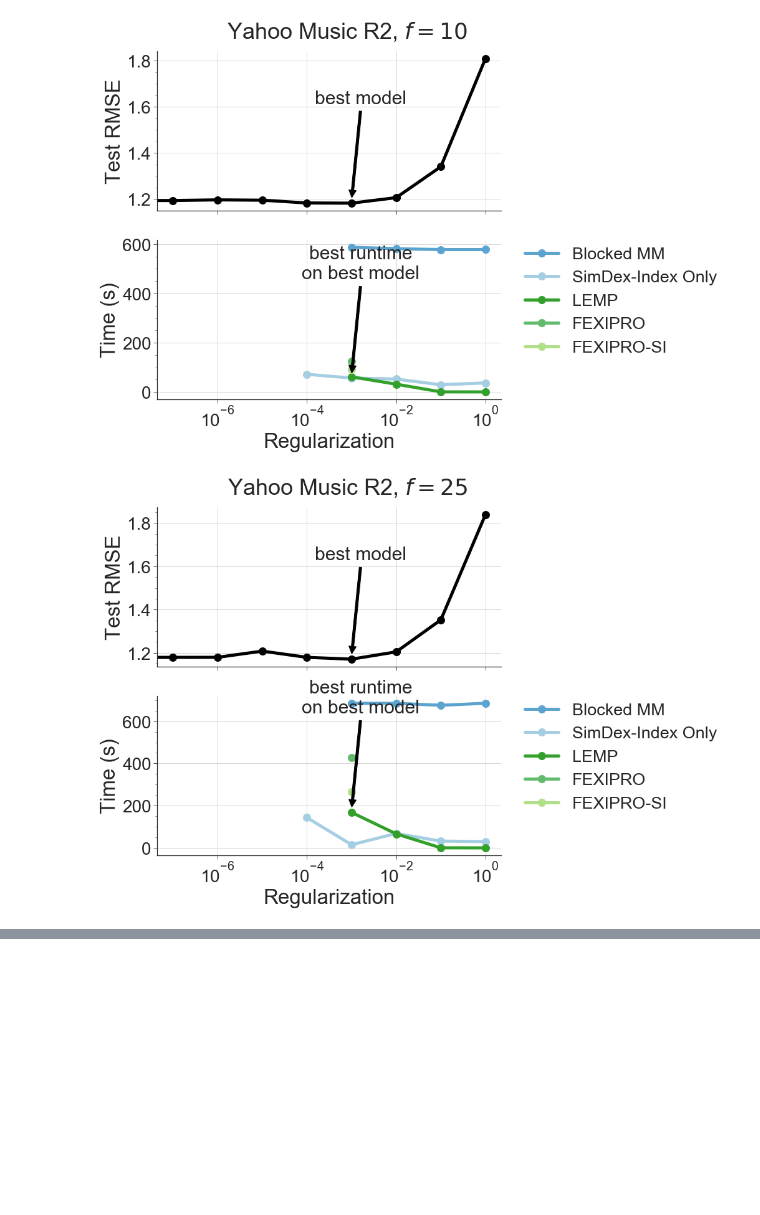
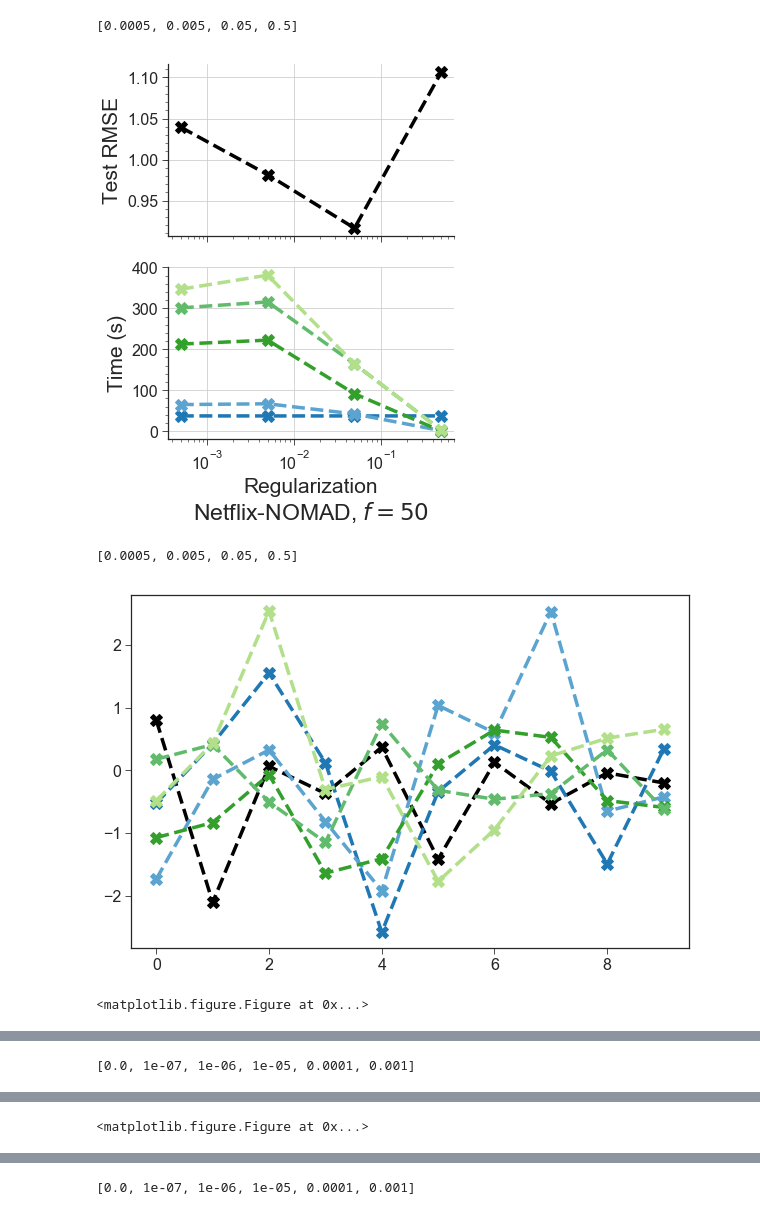
Before and after one commit to stanford-futuredata/optimus-maximus, a Jupyter notebook: plots/simdex-plots.ipynb, the cells around one changed output, grey strips where cells are left out. Cells and saved outputs as stored; diff of their text form; code cells hidden in the pictures; blank space fills up the shorter version.

```diff
--- a/plots/simdex-plots.ipynb
+++ b/plots/simdex-plots.ipynb
@@ -78,18 +77,21 @@ simdex_df.sort_values(by='comp_time').groupby(
 palette = sns.color_palette('Paired', 4)
 blue_palette = sns.color_palette('Blues', 10)
 green_palette = sns.color_palette('Greens', 10)
-f_u_palette = [palette[1], blue_palette[-5], palette[0], palette[3], green_palette[-5], palette[2]]
+f_u_palette = [palette[1], blue_palette[-5], palette[3], green_palette[-5], palette[2]]
 # appetizer_palette = [palette[1], palette[3]]
-appetizer_palette = f_u_palette[1:2] + f_u_palette[3:]
+appetizer_palette = f_u_palette[0:1] + f_u_palette[2:]
 # rmse_reg_palette = [palette[1], palette[0], palette[3]]
-rmse_reg_palette = [blue_palette[-5], palette[0], palette[3], green_palette[-5], palette[2]]
+rmse_reg_palette = f_u_palette #[blue_palette[-5], palette[0], palette[3], green_palette[-5], palette[2]]
 # rmse_reg_palette = [f_u_palette[3], f_u_palette[1], f_u_palette[4], f_u_palette[2], f_u_palette[5]]
 
 sns.palplot(sns.color_palette('Paired', 8))
 sns.palplot(sns.color_palette('Blues', 10))
 sns.palplot(sns.color_palette('Greens', 10))
 sns.palplot(sns.diverging_palette(240, 128, n=6))
+print('FU Plots')
 sns.palplot(f_u_palette)
+print('Appetizer plots')
 sns.palplot(appetizer_palette)
+print('RMSE plots')
 sns.palplot(rmse_reg_palette)
 # %% [output]
@@ -154,55 +215,58 @@ with sns.color_palette(appetizer_palette):
 # %%
 # custom settings for the line plots
-plt.rcParams['font.size'] = 33
+plt.rcParams['font.size'] = 18
 plt.rcParams['font.weight'] = 500
-plt.rcParams['axes.titlesize'] = 36
-plt.rcParams['figure.titlesize'] = 36
-plt.rcParams['axes.labelsize'] = 33
-plt.rcParams['xtick.labelsize'] = 28
-plt.rcParams['ytick.labelsize'] = 28
-plt.rcParams['legend.fontsize'] = 27
+plt.rcParams['axes.titlesize'] = 23
+plt.rcParams['figure.titlesize'] = 23
+plt.rcParams['axes.labelsize'] = 21
+plt.rcParams['xtick.labelsize'] = 16
+plt.rcParams['ytick.labelsize'] = 16
+plt.rcParams['legend.fontsize'] = 13
 plt.rcParams['lines.markersize'] = 12
-plt.rcParams['lines.linewidth'] = 5
+plt.rcParams['lines.linewidth'] = 3.5
 
 appetizer_models = [
-    ('nomad-Netflix-50', NETFLIX_REGS, (15, 135), r'Netflix Prize, $f=50$'),
-    ('nomad-R2-50', R2_REGS, (150, 75), r'Yahoo Music R2, $f=50$')
+    ('nomad-Netflix-25', NETFLIX_REGS, (10, 125), r'Netflix-NOMAD, $f=25$'),
+    ('nomad-R2-25', R2_REGS, (-25, 80), r'R2-NOMAD, $f=25$')
 ]
 
 all_models = [
-#     ('nomad-Netflix-100', NETFLIX_REGS, (15, 150), r'Netflix Prize, $f=100$'),
-    ('nomad-R2-10', R2_REGS, (15, 150), r'Yahoo Music R2, $f=10$'),
-    ('nomad-R2-25', R2_REGS, (15, 150), r'Yahoo Music R2, $f=25$'),
-    ('nomad-R2-50', R2_REGS, (15, 150), r'Yahoo Music R2, $f=50$'),
-    ('nomad-R2-100', R2_REGS,(150, 150), r'Yahoo Music R2, $f=100$'),
+    ('nomad-Netflix-50', NETFLIX_REGS, (-5, 135), r'Netflix-NOMAD, $f=50$'),
+    ('nomad-Netflix-100', NETFLIX_REGS, (-5, 135), r'Netflix-NOMAD, $f=100$'),
+    ('nomad-R2-50', R2_REGS[:-1], (15, 150), r'R2-NOMAD, $f=50$'),
+    ('nomad-R2-100', R2_REGS[:-1],(60, 120), r'R2-NOMAD, $f=100$'),
+    ('nomad-KDD-10', KDD_REGS, (-24, 135), r'KDD-NOMAD, $f=10$'),
 ]
-for add_simdex in [True]:
+for add_simdex in [True, False]:
     models = all_models if add_simdex else appetizer_models
     _palette = rmse_reg_palette if add_simdex else appetizer_palette
     for model_prefix, regs, xy_text, title_text in models:
         _simdex_df = simdex_df if add_simdex else None
         fname = 'appetizer-' + model_prefix if not add_simdex else None
         with sns.color_palette(_palette):
             rmse_and_reg_plots(blocked_mm_df, lemp_df, rmse_df, model_prefix, regs,
                                simdex_df=_simdex_df, fexipro_df=fexipro_df, fexipro_si_df=fexipro_si_df,
-                               fname=fname, figsize=(10, 10),
-                               bbox_to_anchor=(0,0,1,1.05), title=True, title_text=title_text,
-                               y_title=1.01, annotate=add_simdex, xy_text=xy_text, linestyle='-',
-                               include_legend=True)
-#             rmse_and_reg_legend(add_simdex)
+                               fname=fname, figsize=(5.5, 7),
+                               bbox_to_anchor=(0,0,1,1.05), title=add_simdex, title_text=title_text,
+                               y_title=-0.5, annotate=not add_simdex, xy_text=xy_text, linestyle='--', markerstyle='X',
+                               include_legend=False)
+            rmse_and_reg_legend(add_simdex, linestyle='--', markerstyle='X')
 
 # return to normal
 plt.rcParams['font.size'] = 29
 plt.rcParams['font.weight'] = 500
 plt.rcParams['axes.titlesize'] = 32
 plt.rcParams['figure.titlesize'] = 32
 plt.rcParams['axes.labelsize'] = 29
 plt.rcParams['xtick.labelsize'] = 25
 plt.rcParams['ytick.labelsize'] = 25
 plt.rcParams['legend.fontsize'] = 29
 plt.rcParams['lines.markersize'] = 10
 plt.rcParams['lines.linewidth'] = 4
 sns.set_palette('Paired', 10)
 # %% [output]
+[0.0005, 0.005, 0.05, 0.5]
-[figure, old version]
+[figure, new version]
+[0.0005, 0.005, 0.05, 0.5]
-[figure, old version]
+[figure, new version]
+<matplotlib.figure.Figure at 0x...>
@@ -209,0 +274 @@ sns.set_palette('Paired', 10)
+[0.0, 1e-07, 1e-06, 1e-05, 0.0001, 0.001]
@@ -210,0 +276 @@ sns.set_palette('Paired', 10)
+<matplotlib.figure.Figure at 0x...>
@@ -210,0 +278 @@ sns.set_palette('Paired', 10)
+[0.0, 1e-07, 1e-06, 1e-05, 0.0001, 0.001]
```
Also changed, not shown: parts of 16 cells of this notebook, 38 other files.
